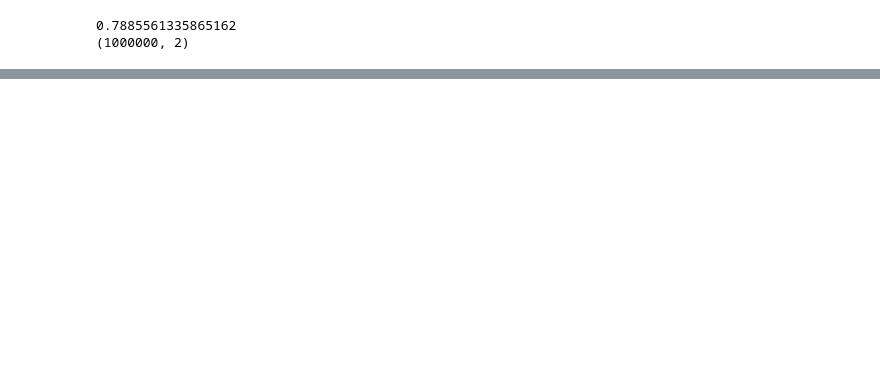
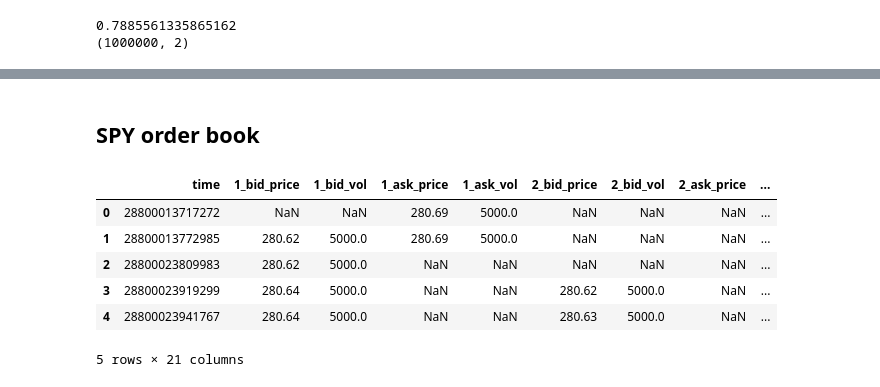
Before and after one commit to emanuelecoccia/online-bilateral-trade, a Jupyter notebook: notebooks/paper_implementation.ipynb, the cells around one changed output, grey strips where cells are left out. Saved outputs shown, nothing was run; the diff lists cells and outputs as text; code cells hidden in the pictures; blank space fills up the shorter version.

Commit message:
paper implementation order book

```diff
--- a/notebooks/paper_implementation.ipynb
+++ b/notebooks/paper_implementation.ipynb
@@ -85,3 +85,19 @@ plt.tight_layout()
 plt.show()
 # %% [output]
 [drawing not drawn]
+# %% [markdown]
+## SPY order book
+# %%
+from pathlib import Path
+import pandas as pd
+
+df = pd.read_csv(str(Path.cwd().parent) + "/data/03272019.PSX_ITCH50_SPY_book_5.csv")
+df.head()
+# %% [output]
+|  | time | 1_bid_price | 1_bid_vol | 1_ask_price | 1_ask_vol | 2_bid_price | 2_bid_vol | 2_ask_price | ... |
+| 0 | 28800013717272 | NaN | NaN | 280.69 | 5000.0 | NaN | NaN | NaN | ... |
+| 1 | 28800013772985 | 280.62 | 5000.0 | 280.69 | 5000.0 | NaN | NaN | NaN | ... |
+| 2 | 28800023809983 | 280.62 | 5000.0 | NaN | NaN | NaN | NaN | NaN | ... |
+| 3 | 28800023919299 | 280.64 | 5000.0 | NaN | NaN | 280.62 | 5000.0 | NaN | ... |
+| 4 | 28800023941767 | 280.64 | 5000.0 | NaN | NaN | 280.63 | 5000.0 | NaN | ... |
+5 rows × 21 columns
```
Also changed, not shown: parts of 11 cells of this notebook.
